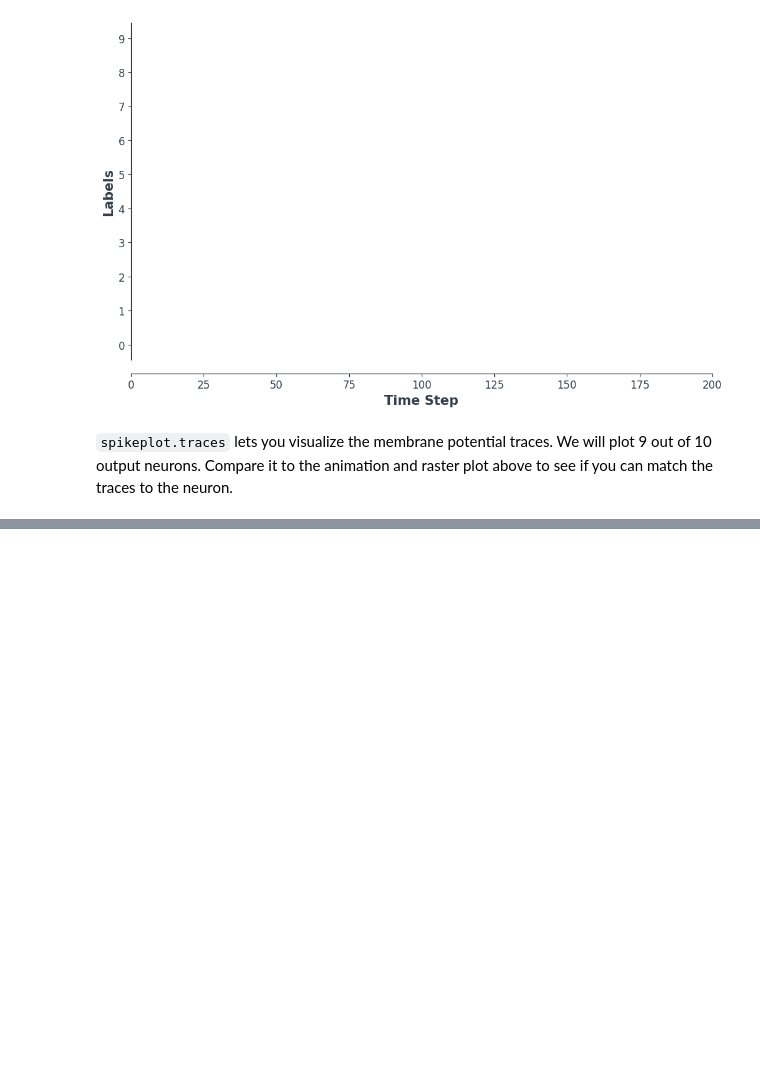
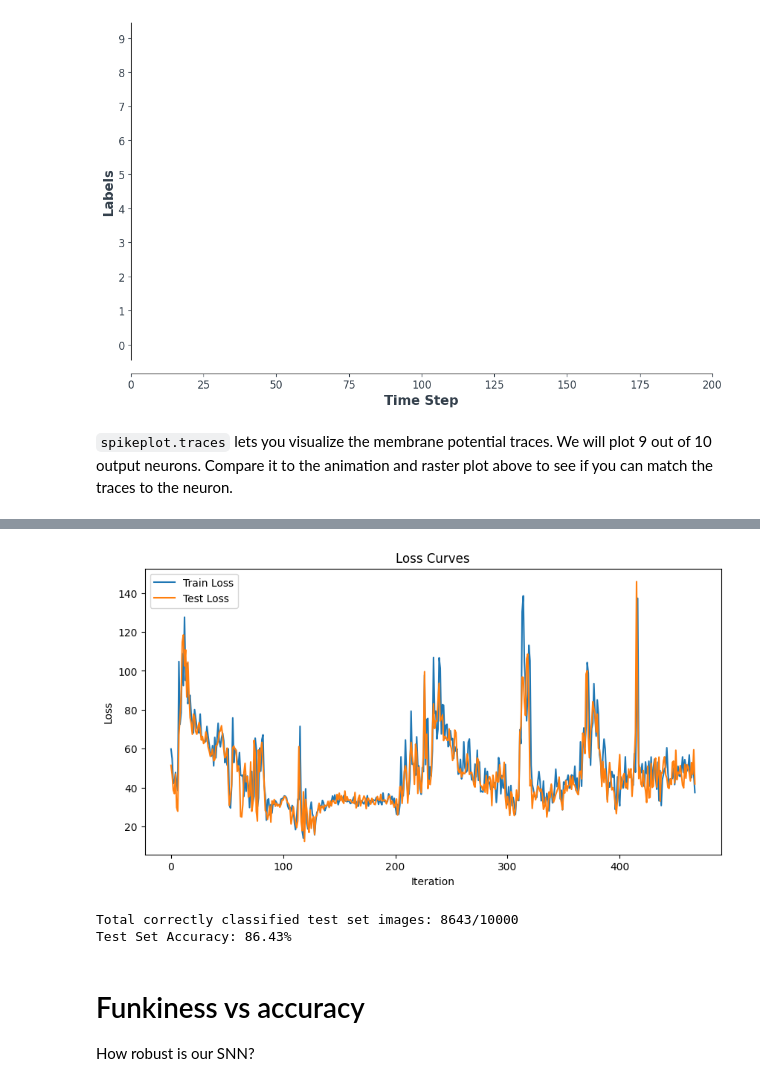
Before and after one commit to calderast/spiking-neural-networks, a Jupyter notebook: funky_snn.ipynb, the cells around one changed output, grey strips where cells are left out. Drawn from its saved outputs; the diff is of its cells as text; code cells hidden in the pictures; blank space fills up the shorter version.

```diff
--- a/funky_snn.ipynb
+++ b/funky_snn.ipynb
@@ -314,0 +300,24 @@ Wulfram Gerstner, Werner M. Kistler, Richard Naud and Liam Paninski.
+# %%
+# Define functions to compute accuracy
+# (pass data into the network, sum the spikes over time and compare the neuron with the highest number of spikes with the target)
+
+def print_batch_accuracy(data, targets, train=False):
+    output, _ = net(data.view(batch_size, -1))
+    _, idx = output.sum(dim=0).max(1)
+    acc = np.mean((targets == idx).detach().cpu().numpy())
+
+    if train:
+        print(f"Train set accuracy for a single minibatch: {acc*100:.2f}%")
+    else:
+        print(f"Test set accuracy for a single minibatch: {acc*100:.2f}%")
+
+def train_printer(
+    data, targets, epoch,
+    counter, iter_counter,
+        loss_hist, test_loss_hist, test_data, test_targets):
+    print(f"Epoch {epoch}, Iteration {iter_counter}")
+    print(f"Train Set Loss: {loss_hist[counter]:.2f}")
+    print(f"Test Set Loss: {test_loss_hist[counter]:.2f}")
+    print_batch_accuracy(data, targets, train=True)
+    print_batch_accuracy(test_data, test_targets, train=False)
+    print("\n")
@@ -314,0 +450,39 @@ Wulfram Gerstner, Werner M. Kistler, Richard Naud and Liam Paninski.
+# %%
+# Plot Loss
+fig = plt.figure(facecolor="w", figsize=(10, 5))
+plt.plot(loss_hist)
+plt.plot(test_loss_hist)
+plt.title("Loss Curves")
+plt.legend(["Train Loss", "Test Loss"])
+plt.xlabel("Iteration")
+plt.ylabel("Loss")
+plt.show()
+# %% [output]
+[figure, added]
+# %%
+total = 0
+correct = 0
+
+# drop_last switched to False to keep all samples
+test_loader = DataLoader(mnist_test, batch_size=batch_size, shuffle=True, drop_last=False)
+
+with torch.no_grad():
+  net.eval()
+  for data, targets in test_loader:
+
+    # forward pass
+    test_spk, _ = net(data.view(data.size(0), -1))
+
+    # calculate total accuracy
+    _, predicted = test_spk.sum(dim=0).max(1)
+    total += targets.size(0)
+    correct += (predicted == targets).sum().item()
+
+print(f"Total correctly classified test set images: {correct}/{total}")
+print(f"Test Set Accuracy: {100 * correct / total:.2f}%")
+# %% [output]
+Total correctly classified test set images: 8643/10000
+Test Set Accuracy: 86.43%
+# %% [markdown]
+# Funkiness vs accuracy
+How robust is our SNN?
```
Also changed, not shown: parts of 11 cells of this notebook.
